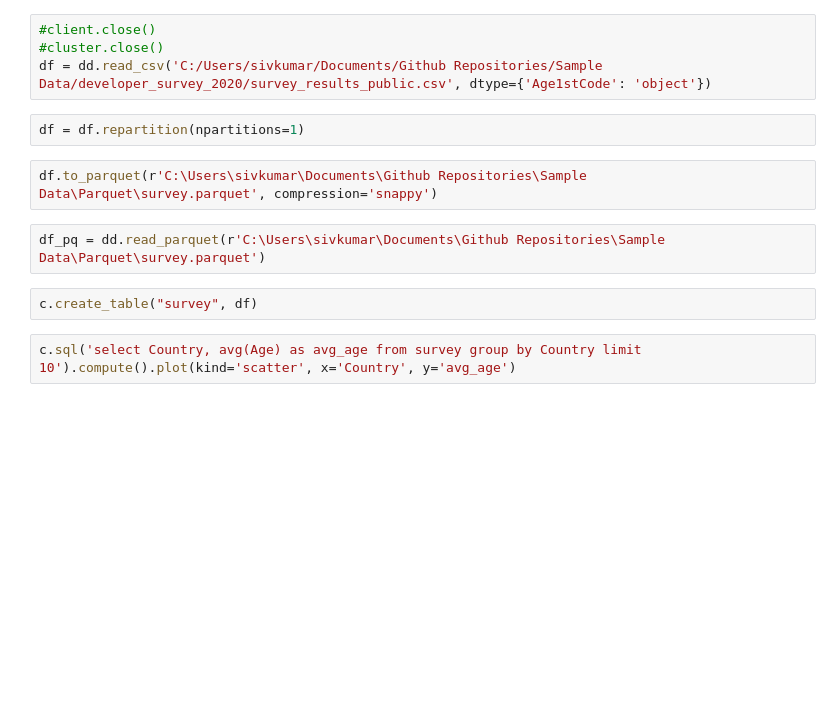
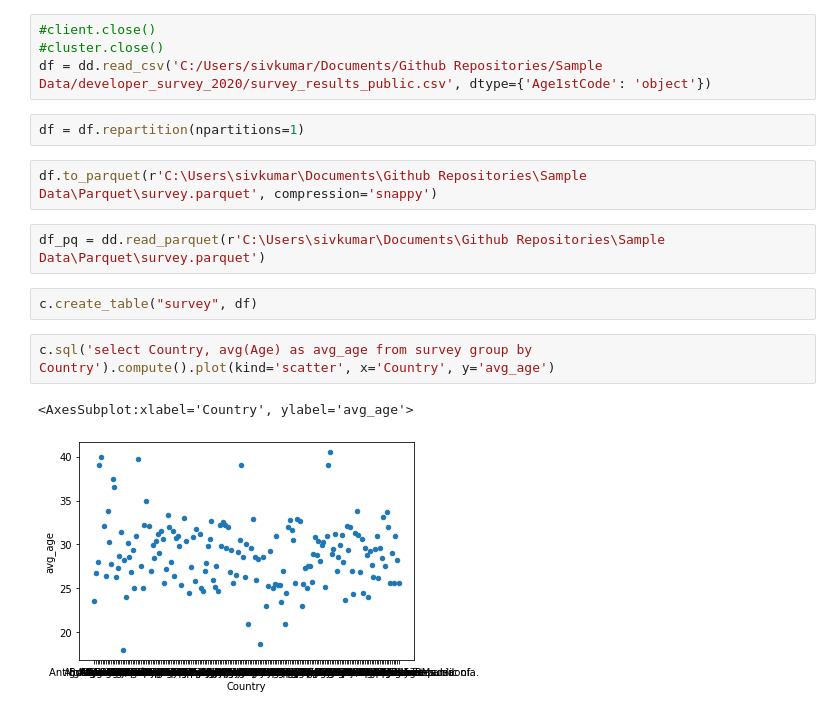
Before and after one commit to sivakguru/Data-Engineering, a Jupyter notebook: Dask_SQL/dask_sql_basics.ipynb, the cells around one changed output. Drawn from its saved outputs; the diff is of its cells as text; blank space fills up the shorter version.

```diff
--- a/Dask_SQL/dask_sql_basics.ipynb
+++ b/Dask_SQL/dask_sql_basics.ipynb
@@ -31,6 +33,9 @@ df_pq = dd.read_parquet(r'C:\Users\sivkumar\Documents\Github Repositories\Sample
 # %%
 c.create_table("survey", df)
 # %%
-c.sql('select Country, avg(Age) as avg_age from survey group by Country limit 10').compute().plot(kind='scatter', x='Country', y='avg_age')
+c.sql('select Country, avg(Age) as avg_age from survey group by Country').compute().plot(kind='scatter', x='Country', y='avg_age')
+# %% [output]
+<AxesSubplot:xlabel='Country', ylabel='avg_age'>
+[figure, added]
 # %%
 df_pq.groupby(['Country']).Age.max().compute()
```
Also changed, not shown: parts of 2 cells of this notebook, 2 other files.
